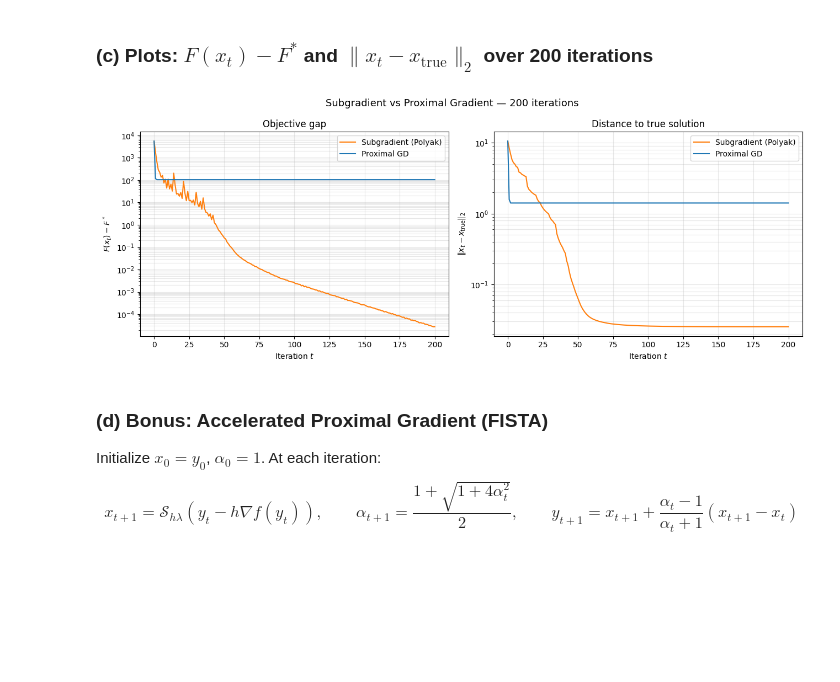
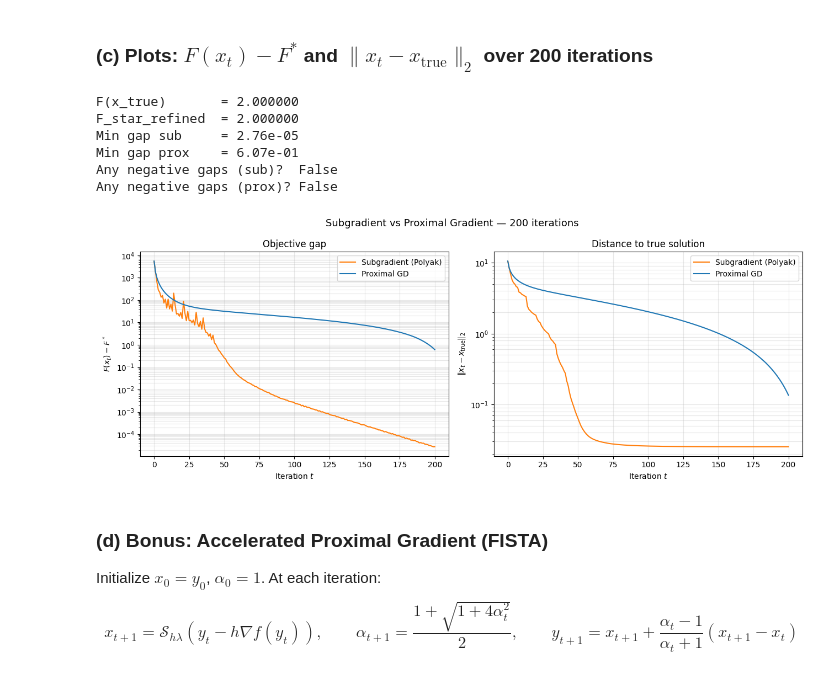
Before and after one commit to Nikhilesh-B/HW-Spring-2026, a Jupyter notebook: Non-linear optimization/HW6/NLO_HW6_Nikhilesh_Belulkar.ipynb, the cells around one changed output. Drawn from its saved outputs; the diff is of its cells as text; code cells hidden in the pictures; blank space fills up the shorter version.

```diff
--- a/Non-linear optimization/HW6/NLO_HW6_Nikhilesh_Belulkar.ipynb
+++ b/Non-linear optimization/HW6/NLO_HW6_Nikhilesh_Belulkar.ipynb
@@ -276,29 +276,50 @@ F_prox, dist_prox = proximal_gradient(x0, h=h_prox)
 # %%
 iters = np.arange(201)
 
+# ── Use the best value found across all iterates as F* ────────────────────────
+# F(x_true) is only a surrogate; the true minimum may be slightly lower.
+# Taking the min over all iterates avoids negative gaps in semilogy.
+F_star_refined = min(F_star, F_sub.min(), F_prox.min())
+
+gap_sub  = F_sub  - F_star_refined
+gap_prox = F_prox - F_star_refined
+
+print(f"F(x_true)       = {F_star:.6f}")
+print(f"F_star_refined  = {F_star_refined:.6f}")
+print(f"Min gap sub     = {gap_sub.min():.2e}")
+print(f"Min gap prox    = {gap_prox.min():.2e}")
+print(f"Any negative gaps (sub)?  {(gap_sub  < 0).any()}")
+print(f"Any negative gaps (prox)? {(gap_prox < 0).any()}")
+
 fig, axes = plt.subplots(1, 2, figsize=(13, 5))
 
-axes[0].semilogy(iters, F_sub  - F_star, label='Subgradient (Polyak)', color='tab:orange')
-axes[0].semilogy(iters, F_prox - F_star, label='Proximal GD',          color='tab:blue')
+axes[0].semilogy(iters, np.maximum(gap_sub,  1e-12), label='Subgradient (Polyak)', color='tab:orange')
+axes[0].semilogy(iters, np.maximum(gap_prox, 1e-12), label='Proximal GD',          color='tab:blue')
 axes[0].set_xlabel('Iteration $t$')
 axes[0].set_ylabel('$F(x_t) - F^*$')
 axes[0].set_title('Objective gap')
 axes[0].legend()
 axes[0].grid(True, which='both', alpha=0.3)
 
 axes[1].semilogy(iters, dist_sub,  label='Subgradient (Polyak)', color='tab:orange')
 axes[1].semilogy(iters, dist_prox, label='Proximal GD',          color='tab:blue')
 axes[1].set_xlabel('Iteration $t$')
 axes[1].set_ylabel(r'$\|x_t - x_\mathrm{true}\|_2$')
 axes[1].set_title('Distance to true solution')
 axes[1].legend()
 axes[1].grid(True, which='both', alpha=0.3)
 
 plt.suptitle('Subgradient vs Proximal Gradient — 200 iterations', fontsize=13)
 plt.tight_layout()
 plt.show()
 # %% [output]
+F(x_true)       = 2.000000
+F_star_refined  = 2.000000
+Min gap sub     = 2.76e-05
+Min gap prox    = 6.07e-01
+Any negative gaps (sub)?  False
+Any negative gaps (prox)? False
-[figure, old version]
+[figure, new version]
 # %% [markdown]
 ### (d) Bonus: Accelerated Proximal Gradient (FISTA)
 
```
Also changed, not shown: parts of 6 cells of this notebook, 4 other files.
